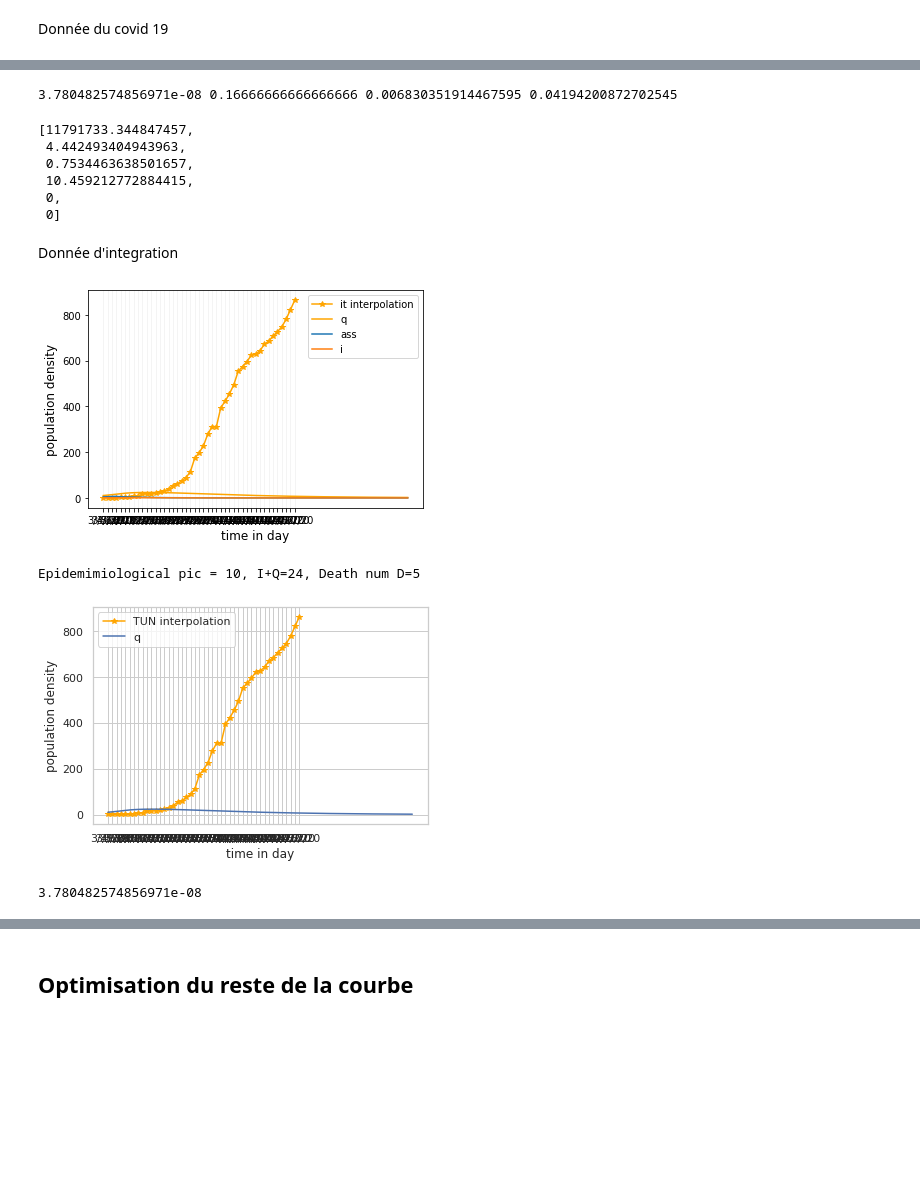
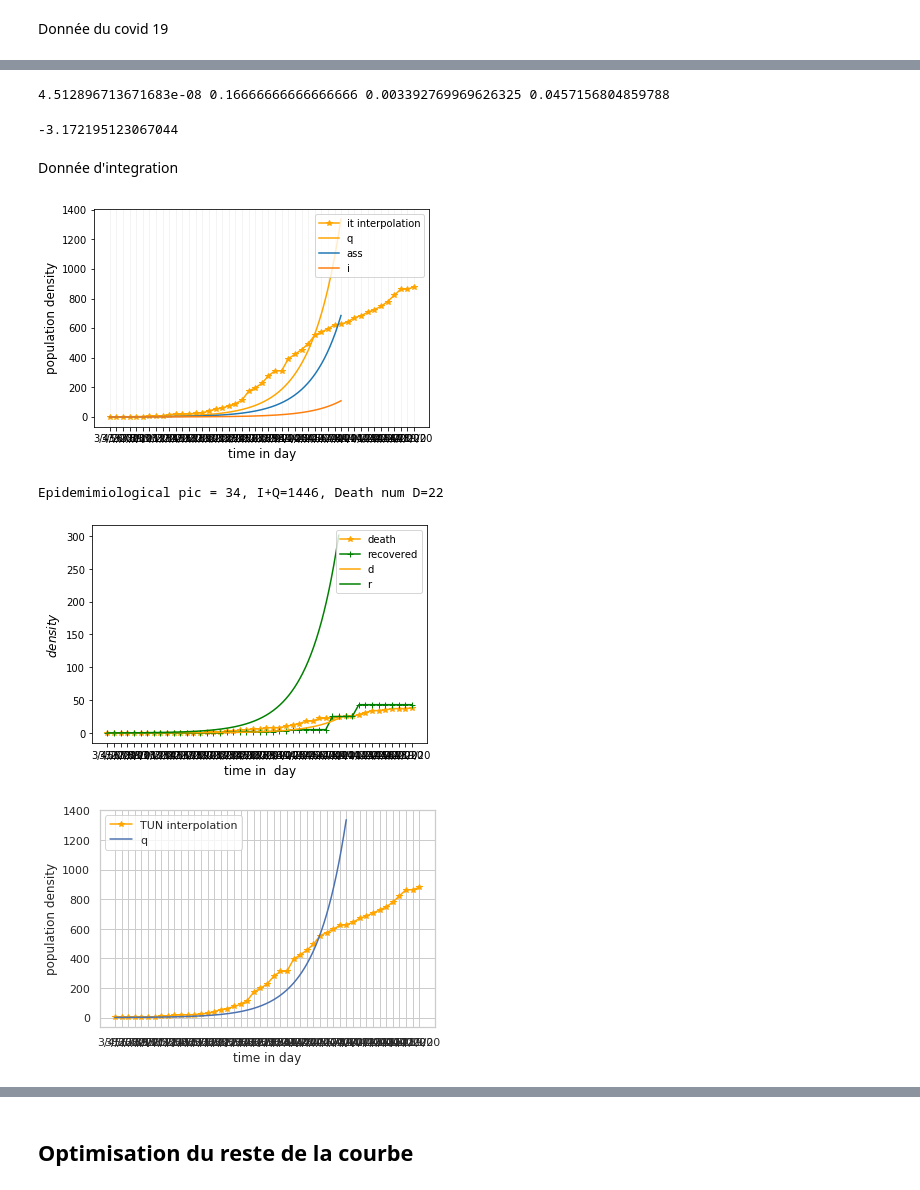
Before and after one commit to MayaraLatrech/covid19_sasymodel, a Jupyter notebook: optimisation.ipynb, the cells around one changed output, grey strips where cells are left out. Drawn from its saved outputs; the diff is of its cells as text; code cells hidden in the pictures; blank space fills up the shorter version.

```diff
--- a/optimisation.ipynb
+++ b/optimisation.ipynb
@@ -147,7 +160,7 @@ gama=(1-p)*q
 mu1=p*deathRate #ratioMu_gama*gama
 gama1=gama+mu1
 
-p=0.2
+p=0.1
 mu=p*mu1
 gama=(1-p)*mu1+gama
 
@@ -156,14 +169,14 @@ gama=(1-p)*mu1+gama
 alpha1=3.529955342465704e-08
 
 beta=Parameter('beta', value=1/6, min=0,max=1)
-tau1=Parameter('tau1', value=0.35, min=0,max=1)
+tau1=Parameter('tau1', value=0.4, min=0,max=1)
 tau2=Parameter('tau2', value=0.778, min=0,max=1)
 mu=Parameter('mu', value=mu,  min=0,max=1)
 gama=Parameter('gama', value=gama,  min=0,max=1)
 alpha1=Parameter('alpha1', value=alpha1,  min=0,max=1)
 f=Parameter('f', value=3, min=0)
 #Parametres liées au confinement
-start_conf=Parameter('start_conf', value=3)
+start_conf=Parameter('start_conf', value=np.infty)
 efficacite_Conf=Parameter('efficacite_Conf', value= 0.04, min=0,max=1)
 confinement_hour=Parameter('confinement_hour',value=12, min=1,max=24)
 
@@ -180,5 +193,5 @@ corona=cv.SAsIQR(beta=covidParams['beta'].value,tau1=covidParams['tau1'].value,t
 
 
 
-y0,res=corona.calc_params(ddata,28)
+y0,t0,res=corona.calc_params(ddata)
 # %%
@@ -194,30 +208,28 @@ corona.calc_params(ddata,28)
 # %%
 print(corona.alpha1, corona.beta, corona.mu, corona.gama)
 # %% [output]
-3.780482574856971e-08 0.16666666666666666 0.006830351914467595 0.04194200872702545
+4.512896713671683e-08 0.16666666666666666 0.003392769969626325 0.0457156804859788
-# %%
-y0
-# %% [output]
-[11791733.344847457,
- 4.442493404943963,
- 0.7534463638501657,
- 10.459212772884415,
- 0,
- 0]
+# %%
+t0
+# %% [output]
+-3.172195123067044
 # %%
 #y0=[11999999.52696172, 0.407546080440264, 0.06549220036050388, 0, 0, 0]
 # %% [markdown]
 Donnée d'integration
 # %%
-tmax=70#len(ddata.Cases)
+tmax=35#len(ddata.Cases)
 dt=float(1./24) # par tranche de 6 h
 timeSet=np.arange(0,tmax,dt)
 
 corona.calSol(timeSet,y0)
 corona.plotSAsQI(ddata,timeSet)
+
+corona.plotRD(ddata,timeSet)
 # %% [output]
-[figure, old version]
+[figure, new version]
-Epidemimiological pic = 10, I+Q=24, Death num D=5
+Epidemimiological pic = 34, I+Q=1446, Death num D=22
+[figure, added]
 # %%
 
 sn.set(style="whitegrid")
@@ -234,11 +246,7 @@ ax.legend(loc='upper left')
  #plt.savefig('../results/fig111.png', transparent=True)
 plt.show()
 # %% [output]
-[figure, old version]
+[figure, new version]
-# %%
-corona.alpha1
-# %% [output]
-3.780482574856971e-08
 # %%
 def residual(param,data):
     res=np.zeros(len(data.shape))
```
Also changed, not shown: parts of 25 cells of this notebook.
